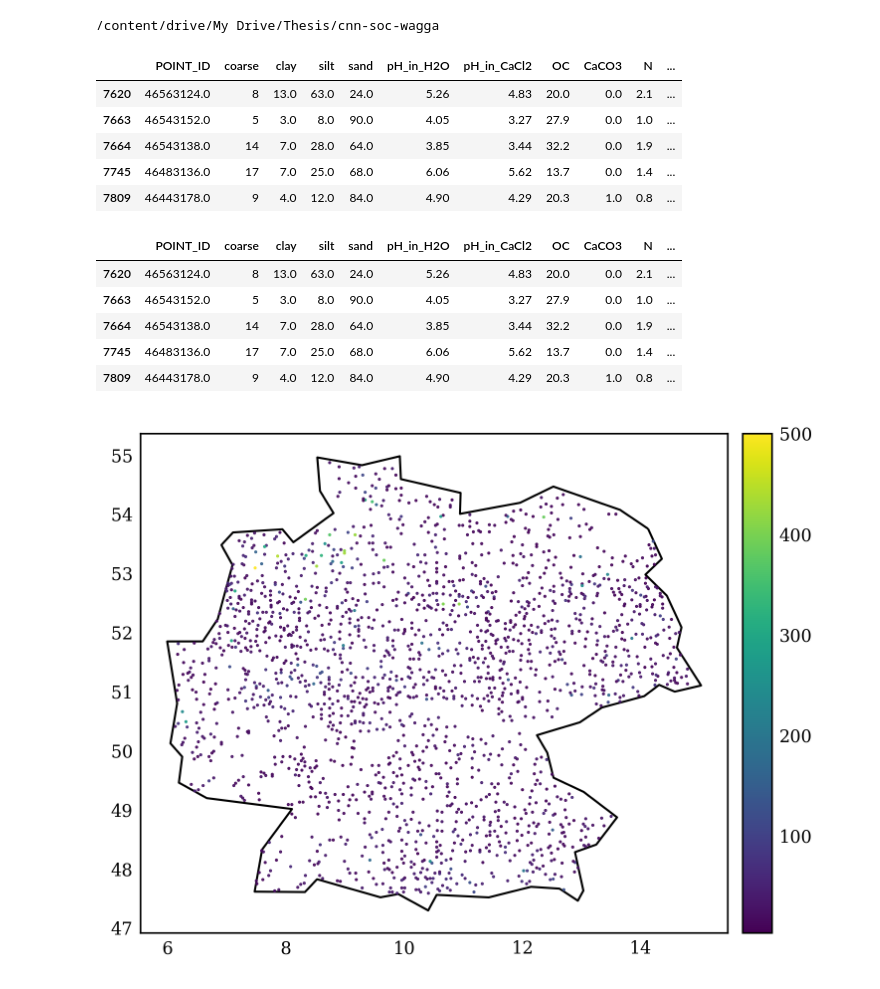
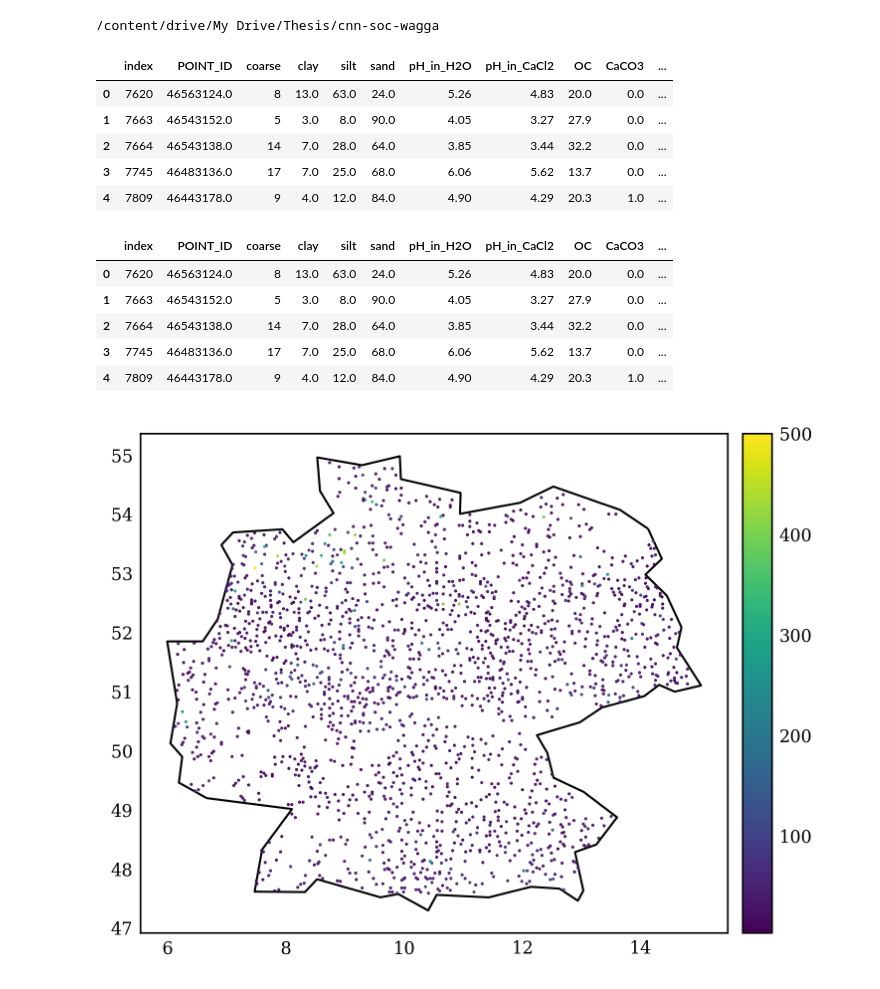
Before and after one commit to ppiont/cnn-soc-wagga, a Jupyter notebook: data_visualization.ipynb, the cells around one changed output. Saved outputs shown, nothing was run; the diff lists cells and outputs as text; code cells hidden in the pictures.

```diff
--- a/data_visualization.ipynb
+++ b/data_visualization.ipynb
@@ -18,15 +18,15 @@ Mounted at /content/drive
 !pip install geopandas
 # %%
 import pandas as pd
-df = pd.read_csv("data/germany_targets.csv", index_col = 0)
+df = pd.read_csv("data/germany_targets.csv", index_col = 0).reset_index()
 df.head()
 # %% [output]
-|  | POINT_ID | coarse | clay | silt | sand | pH_in_H2O | pH_in_CaCl2 | OC | CaCO3 | N | ... |
-| 7620 | 46563124.0 | 8 | 13.0 | 63.0 | 24.0 | 5.26 | 4.83 | 20.0 | 0.0 | 2.1 | ... |
-| 7663 | 46543152.0 | 5 | 3.0 | 8.0 | 90.0 | 4.05 | 3.27 | 27.9 | 0.0 | 1.0 | ... |
-| 7664 | 46543138.0 | 14 | 7.0 | 28.0 | 64.0 | 3.85 | 3.44 | 32.2 | 0.0 | 1.9 | ... |
-| 7745 | 46483136.0 | 17 | 7.0 | 25.0 | 68.0 | 6.06 | 5.62 | 13.7 | 0.0 | 1.4 | ... |
-| 7809 | 46443178.0 | 9 | 4.0 | 12.0 | 84.0 | 4.90 | 4.29 | 20.3 | 1.0 | 0.8 | ... |
+|  | index | POINT_ID | coarse | clay | silt | sand | pH_in_H2O | pH_in_CaCl2 | OC | CaCO3 | ... |
+| 0 | 7620 | 46563124.0 | 8 | 13.0 | 63.0 | 24.0 | 5.26 | 4.83 | 20.0 | 0.0 | ... |
+| 1 | 7663 | 46543152.0 | 5 | 3.0 | 8.0 | 90.0 | 4.05 | 3.27 | 27.9 | 0.0 | ... |
+| 2 | 7664 | 46543138.0 | 14 | 7.0 | 28.0 | 64.0 | 3.85 | 3.44 | 32.2 | 0.0 | ... |
+| 3 | 7745 | 46483136.0 | 17 | 7.0 | 25.0 | 68.0 | 6.06 | 5.62 | 13.7 | 0.0 | ... |
+| 4 | 7809 | 46443178.0 | 9 | 4.0 | 12.0 | 84.0 | 4.90 | 4.29 | 20.3 | 1.0 | ... |
 # %%
 import geopandas as gpd
 # %%
@@ -34,12 +34,12 @@ gdf = gpd.GeoDataFrame(df, geometry = gpd.points_from_xy(df.GPS_LONG, df.GPS_LAT
 # %%
 gdf.head()
 # %% [output]
-|  | POINT_ID | coarse | clay | silt | sand | pH_in_H2O | pH_in_CaCl2 | OC | CaCO3 | N | ... |
-| 7620 | 46563124.0 | 8 | 13.0 | 63.0 | 24.0 | 5.26 | 4.83 | 20.0 | 0.0 | 2.1 | ... |
-| 7663 | 46543152.0 | 5 | 3.0 | 8.0 | 90.0 | 4.05 | 3.27 | 27.9 | 0.0 | 1.0 | ... |
-| 7664 | 46543138.0 | 14 | 7.0 | 28.0 | 64.0 | 3.85 | 3.44 | 32.2 | 0.0 | 1.9 | ... |
-| 7745 | 46483136.0 | 17 | 7.0 | 25.0 | 68.0 | 6.06 | 5.62 | 13.7 | 0.0 | 1.4 | ... |
-| 7809 | 46443178.0 | 9 | 4.0 | 12.0 | 84.0 | 4.90 | 4.29 | 20.3 | 1.0 | 0.8 | ... |
+|  | index | POINT_ID | coarse | clay | silt | sand | pH_in_H2O | pH_in_CaCl2 | OC | CaCO3 | ... |
+| 0 | 7620 | 46563124.0 | 8 | 13.0 | 63.0 | 24.0 | 5.26 | 4.83 | 20.0 | 0.0 | ... |
+| 1 | 7663 | 46543152.0 | 5 | 3.0 | 8.0 | 90.0 | 4.05 | 3.27 | 27.9 | 0.0 | ... |
+| 2 | 7664 | 46543138.0 | 14 | 7.0 | 28.0 | 64.0 | 3.85 | 3.44 | 32.2 | 0.0 | ... |
+| 3 | 7745 | 46483136.0 | 17 | 7.0 | 25.0 | 68.0 | 6.06 | 5.62 | 13.7 | 0.0 | ... |
+| 4 | 7809 | 46443178.0 | 9 | 4.0 | 12.0 | 84.0 | 4.90 | 4.29 | 20.3 | 1.0 | ... |
 # %%
 world = gpd.read_file(gpd.datasets.get_path('naturalearth_lowres'))
 # %%
```
Also changed, not shown: parts of 1 cell of this notebook.
